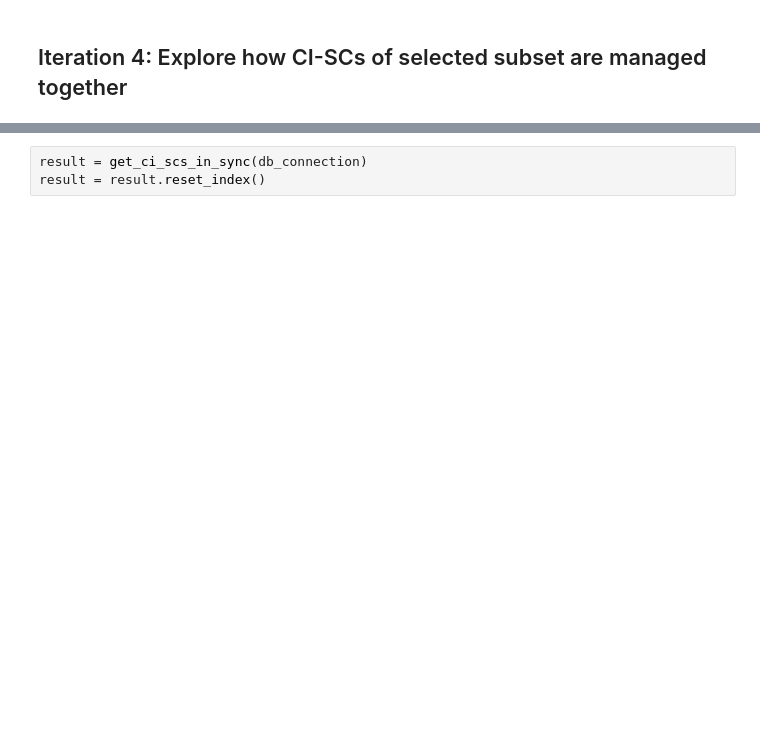
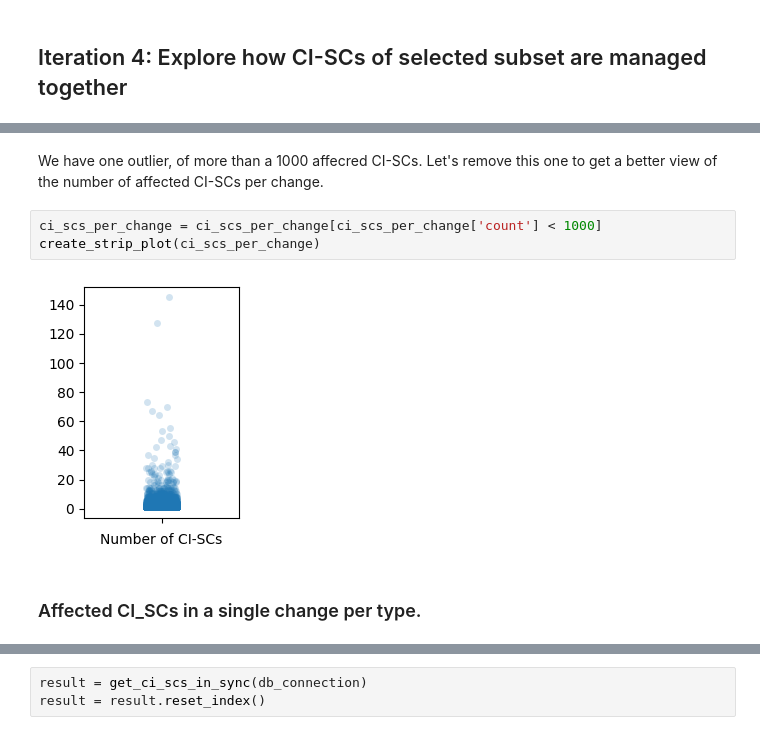
Before and after one commit to Ava-S/EKG_BPIC2014_Notebook, a Jupyter notebook: 3_analysis.ipynb, the cells around one changed output, grey strips where cells are left out. Drawn from its saved outputs; the diff is of its cells as text; blank space fills up the shorter version.

```diff
--- a/3_analysis.ipynb
+++ b/3_analysis.ipynb
@@ -827,0 +813,9 @@ Todo: add comments
+# %% [markdown]
+We have one outlier, of more than a 1000 affecred CI-SCs. Let's remove this one to get a better view of the number of affected CI-SCs per change.
+# %%
+ci_scs_per_change = ci_scs_per_change[ci_scs_per_change['count'] < 1000]
+create_strip_plot(ci_scs_per_change)
+# %% [output]
+[figure, added]
+# %% [markdown]
+### Affected CI_SCs in a single change per type.
```
Also changed, not shown: parts of 89 cells of this notebook.
